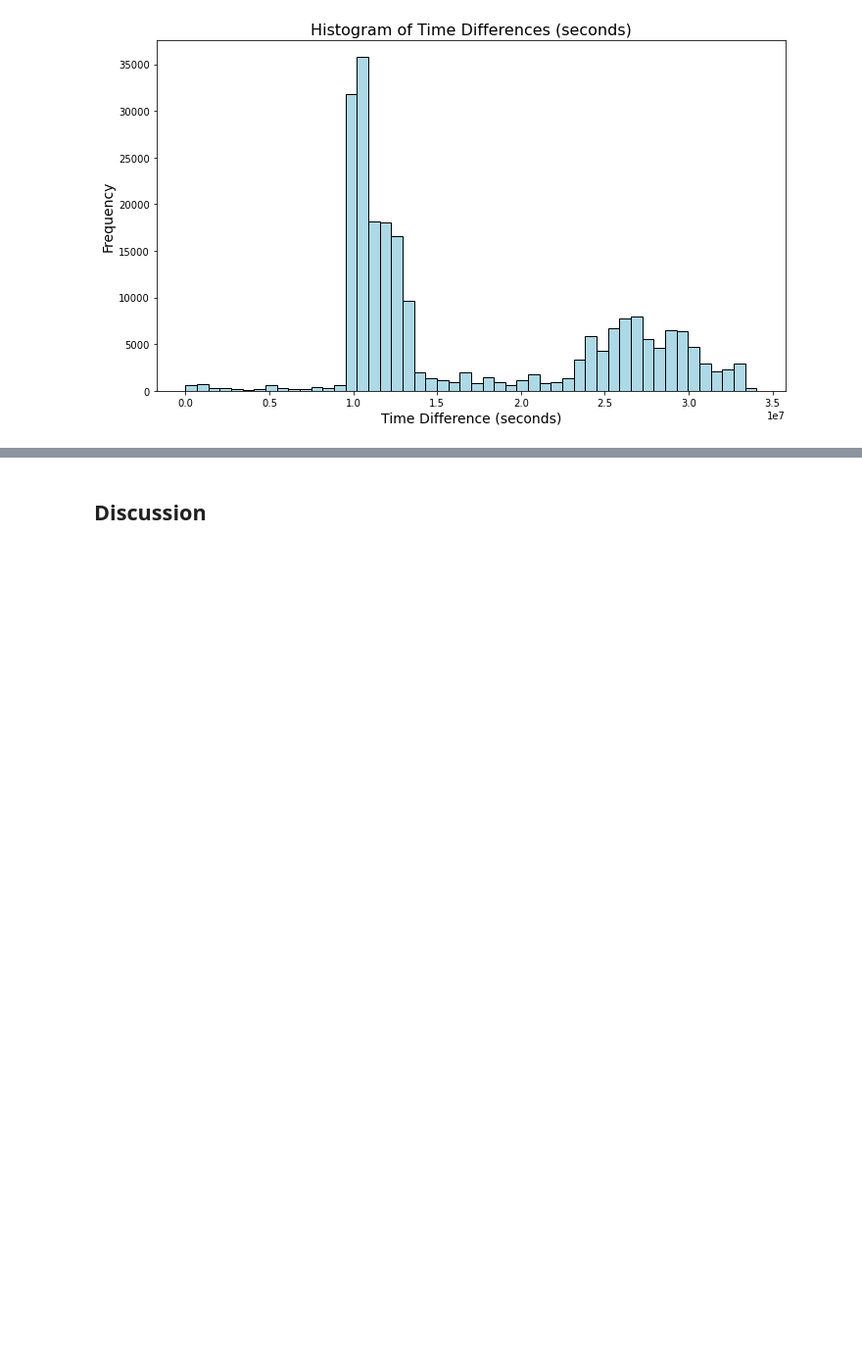
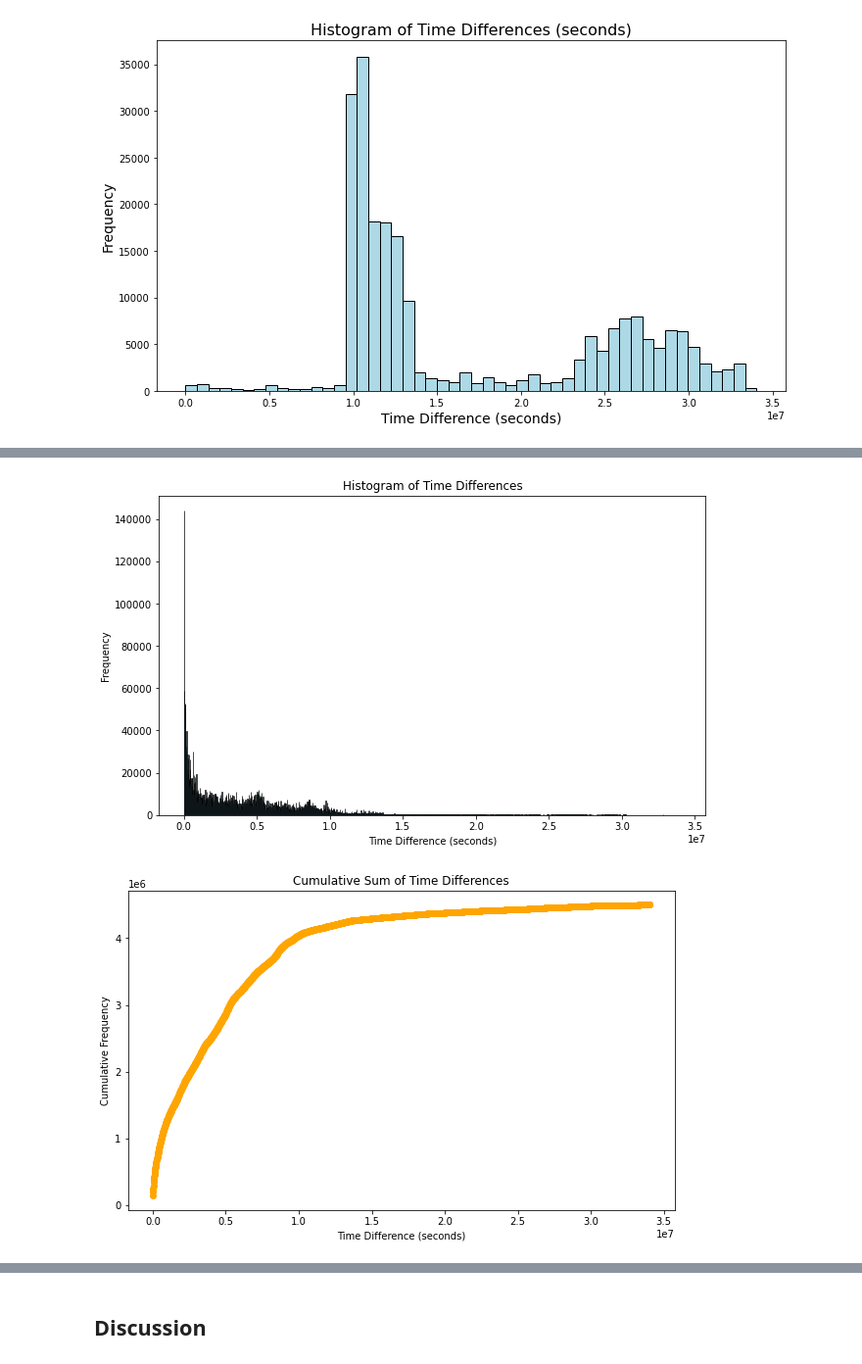
Before and after one commit to Garfatlx/NetworkScience-Assignment-2, a Jupyter notebook: Assignment2.ipynb, the cells around one changed output, grey strips where cells are left out. Shown at 98% size. Saved outputs shown, nothing was run; the diff lists cells and outputs as text; code cells hidden in the pictures; blank space fills up the shorter version.

```diff
--- a/Assignment2.ipynb
+++ b/Assignment2.ipynb
@@ -380,0 +375,22 @@ suspicious_df.describe()
+# %%
+time_differences = result_df['time_diff_seconds']
+
+# Create a histogram
+plt.figure(figsize=(10, 6))
+counts, bins, _ = plt.hist(time_differences, bins=2000, color='skyblue', alpha=0.7, edgecolor='black')
+plt.title("Histogram of Time Differences")
+plt.xlabel("Time Difference (seconds)")
+plt.ylabel("Frequency")
+plt.show()
+
+# Compute cumulative sum
+cumulative_sum = np.cumsum(counts)
+plt.figure(figsize=(10, 6))
+plt.plot(bins[:-1], cumulative_sum, marker='o', color='orange')
+plt.title("Cumulative Sum of Time Differences")
+plt.xlabel("Time Difference (seconds)")
+plt.ylabel("Cumulative Frequency")
+plt.show()
+# %% [output]
+[figure, added]
+[figure, added]
```
Also changed, not shown: parts of 5 cells of this notebook.
